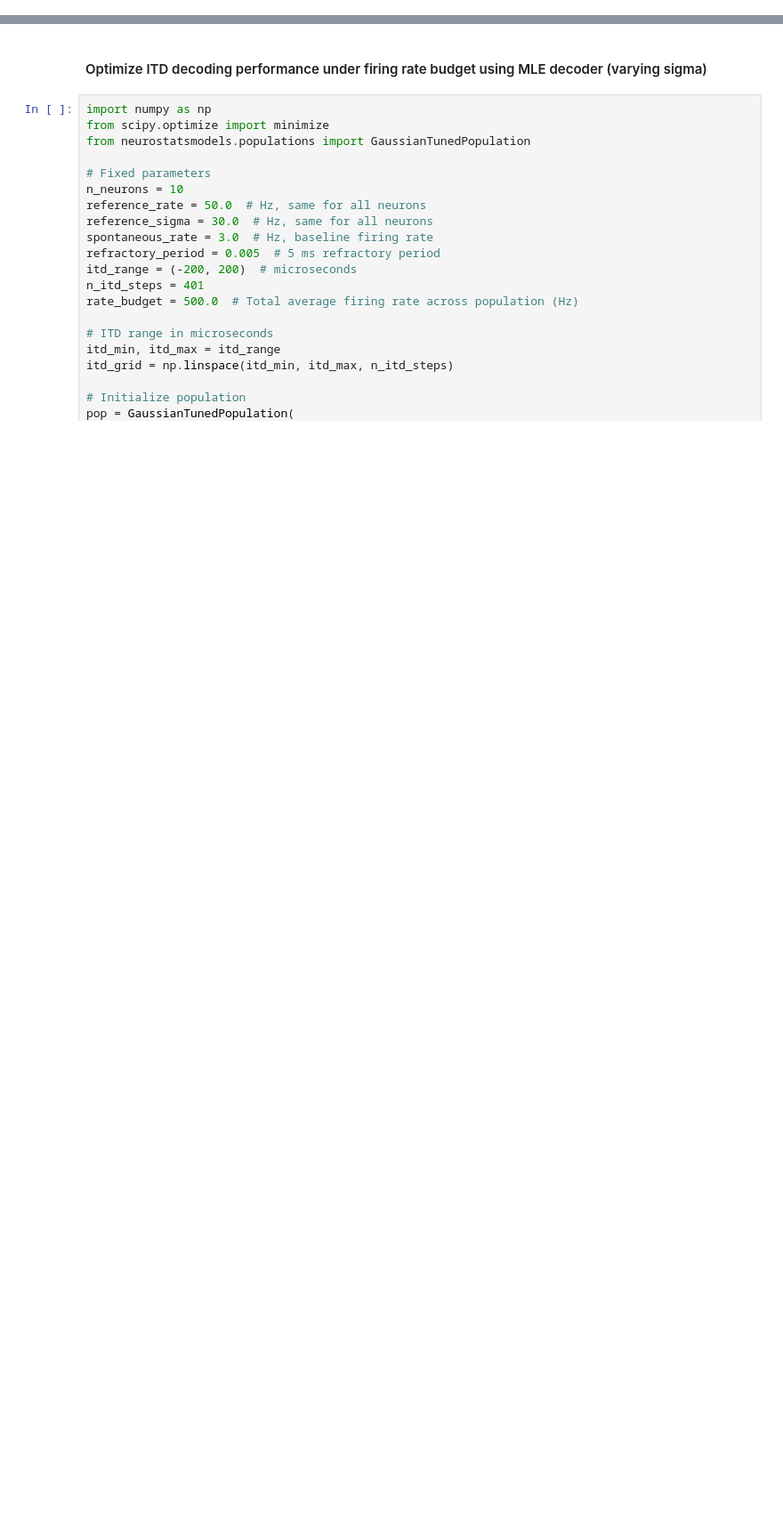
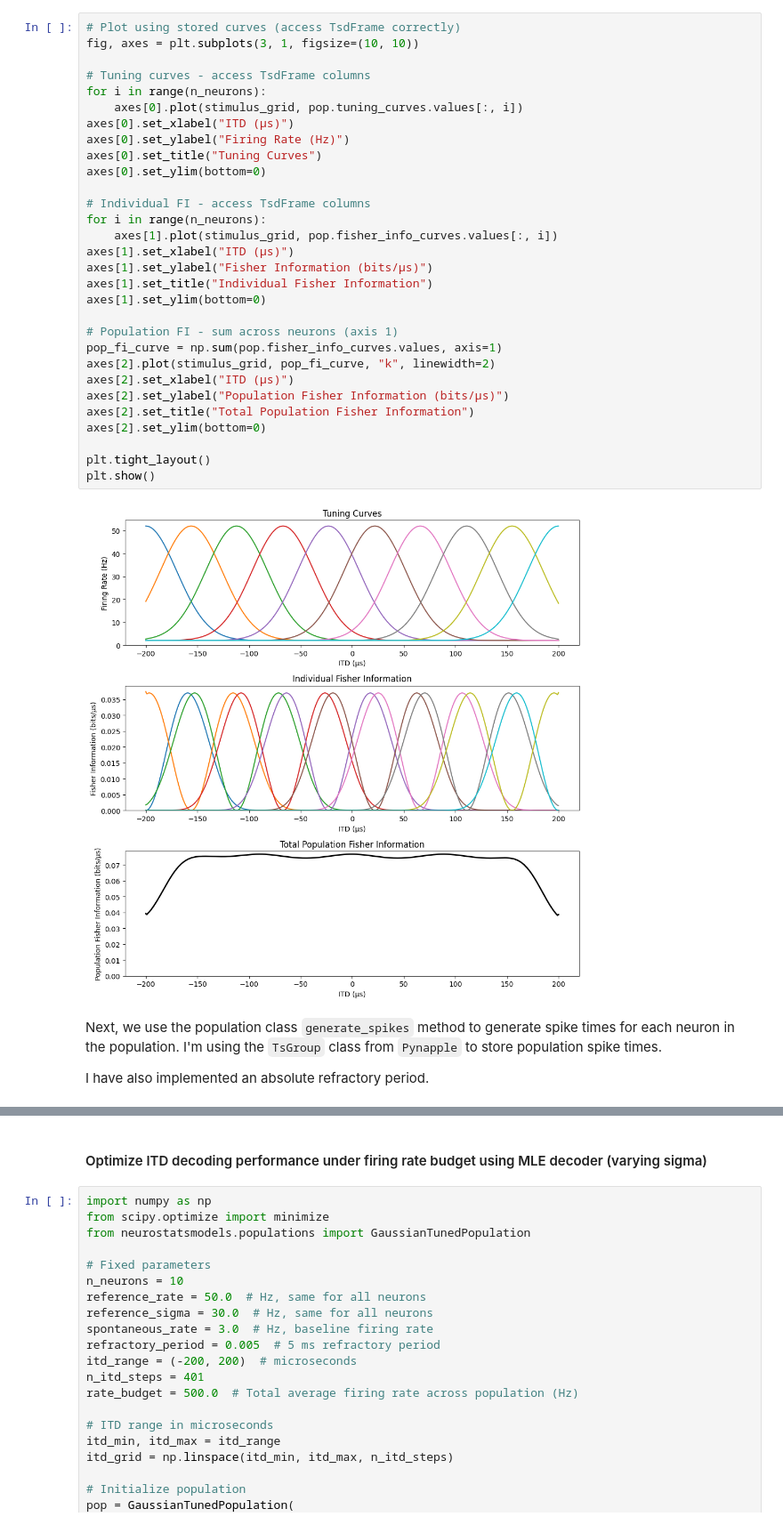
Before and after one commit to jmrfox/neurostatsmodels, a Jupyter notebook: notebooks/itd_information.ipynb, the cells around one changed output, grey strips where cells are left out. Shown at 89% size. Saved outputs shown, nothing was run; the diff lists cells and outputs as text; blank space fills up the shorter version.

```diff
--- a/notebooks/itd_information.ipynb
+++ b/notebooks/itd_information.ipynb
@@ -66,3 +87,39 @@ Population FI: 0.0743
+# %%
+# Plot using stored curves (access TsdFrame correctly)
+fig, axes = plt.subplots(3, 1, figsize=(10, 10))
+
+# Tuning curves - access TsdFrame columns
+for i in range(n_neurons):
+    axes[0].plot(stimulus_grid, pop.tuning_curves.values[:, i])
+axes[0].set_xlabel("ITD (µs)")
+axes[0].set_ylabel("Firing Rate (Hz)")
+axes[0].set_title("Tuning Curves")
+axes[0].set_ylim(bottom=0)
+
+# Individual FI - access TsdFrame columns
+for i in range(n_neurons):
+    axes[1].plot(stimulus_grid, pop.fisher_info_curves.values[:, i])
+axes[1].set_xlabel("ITD (µs)")
+axes[1].set_ylabel("Fisher Information (bits/µs)")
+axes[1].set_title("Individual Fisher Information")
+axes[1].set_ylim(bottom=0)
+
+# Population FI - sum across neurons (axis 1)
+pop_fi_curve = np.sum(pop.fisher_info_curves.values, axis=1)
+axes[2].plot(stimulus_grid, pop_fi_curve, "k", linewidth=2)
+axes[2].set_xlabel("ITD (µs)")
+axes[2].set_ylabel("Population Fisher Information (bits/µs)")
+axes[2].set_title("Total Population Fisher Information")
+axes[2].set_ylim(bottom=0)
+
+plt.tight_layout()
+plt.show()
+# %% [output]
+[figure, added]
+# %% [markdown]
+Next, we use the population class `generate_spikes` method to generate spike times for each neuron in the population. I'm using the `TsGroup` class from `Pynapple` to store population spike times.
+
+I have also implemented an absolute refractory period.
 # %%
 from neurostatsmodels.populations import GaussianTunedPopulation
 from neurostatsmodels.plotting import plot_spike_raster
```
Also changed, not shown: parts of 8 cells of this notebook, 4 other files.
